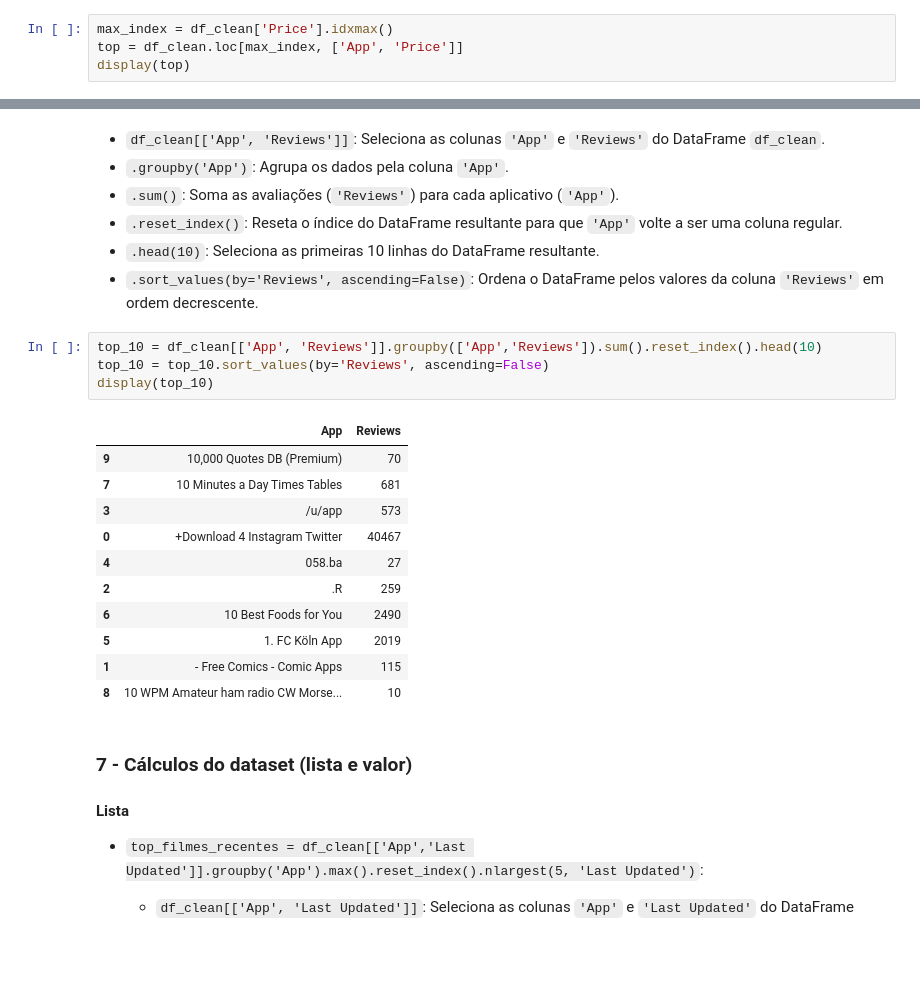
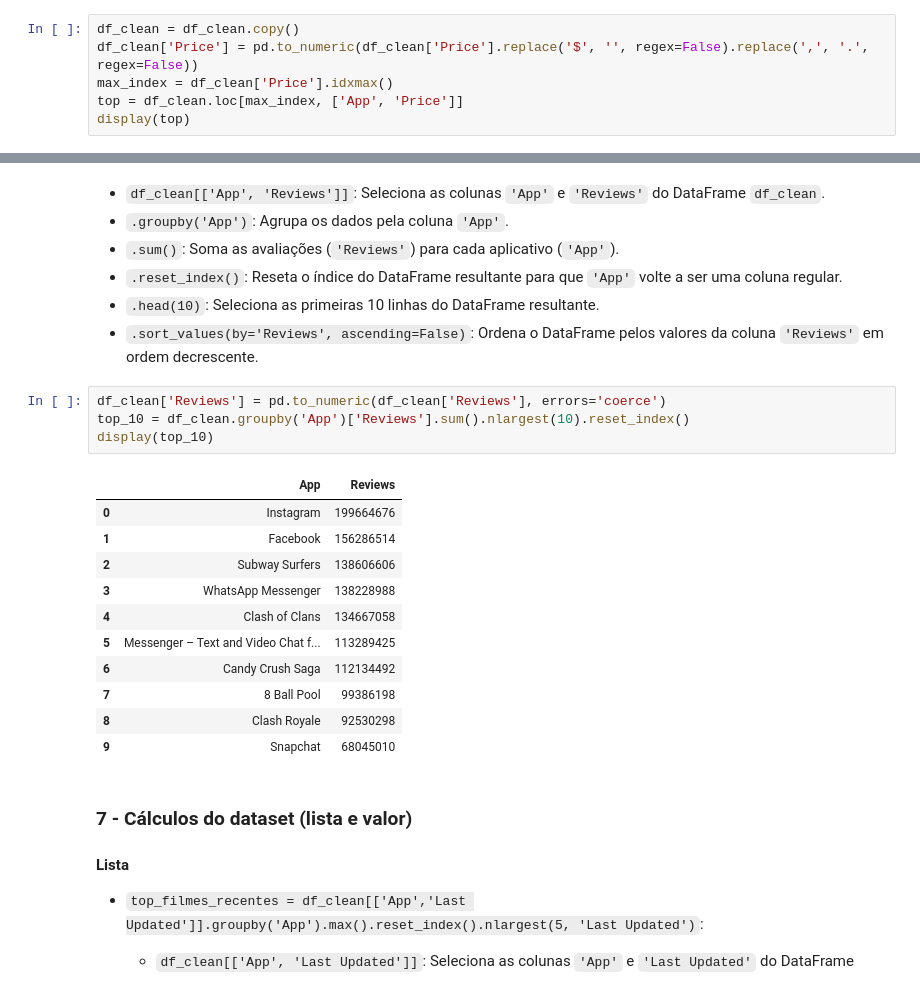
Before and after one commit to marialaceo/Estagio_Compasso, a Jupyter notebook: Sprint_03/Desafio/arquivo.ipynb, the cells around one changed output, grey strips where cells are left out. Cells and saved outputs as stored; diff of their text form; blank space fills up the shorter version.

````diff
--- a/Sprint_03/Desafio/arquivo.ipynb
+++ b/Sprint_03/Desafio/arquivo.ipynb
@@ -128,6 +127,8 @@ plt.show(figura)
 
 * ```display(top)```: Esta linha exibe o resultado armazenado na variável top.
 # %%
+df_clean = df_clean.copy()
+df_clean['Price'] = pd.to_numeric(df_clean['Price'].replace('$', '', regex=False).replace(',', '.', regex=False))
 max_index = df_clean['Price'].idxmax()
 top = df_clean.loc[max_index, ['App', 'Price']]
 display(top)
@@ -161,21 +162,21 @@ display(classificacao)
 * ```.head(10)```: Seleciona as primeiras 10 linhas do DataFrame resultante.
 * ```.sort_values(by='Reviews', ascending=False)```: Ordena o DataFrame pelos valores da coluna ```'Reviews'``` em ordem decrescente.
 # %%
-top_10 = df_clean[['App', 'Reviews']].groupby(['App','Reviews']).sum().reset_index().head(10)
-top_10 = top_10.sort_values(by='Reviews', ascending=False)
+df_clean['Reviews'] = pd.to_numeric(df_clean['Reviews'], errors='coerce')
+top_10 = df_clean.groupby('App')['Reviews'].sum().nlargest(10).reset_index()
 display(top_10)
 # %% [output]
 |  | App | Reviews |
-| 9 | 10,000 Quotes DB (Premium) | 70 |
-| 7 | 10 Minutes a Day Times Tables | 681 |
-| 3 | /u/app | 573 |
-| 0 | +Download 4 Instagram Twitter | 40467 |
-| 4 | 058.ba | 27 |
-| 2 | .R | 259 |
-| 6 | 10 Best Foods for You | 2490 |
-| 5 | 1. FC Köln App | 2019 |
-| 1 | - Free Comics - Comic Apps | 115 |
-| 8 | 10 WPM Amateur ham radio CW Morse... | 10 |
+| 0 | Instagram | 199664676 |
+| 1 | Facebook | 156286514 |
+| 2 | Subway Surfers | 138606606 |
+| 3 | WhatsApp Messenger | 138228988 |
+| 4 | Clash of Clans | 134667058 |
+| 5 | Messenger – Text and Video Chat f... | 113289425 |
+| 6 | Candy Crush Saga | 112134492 |
+| 7 | 8 Ball Pool | 99386198 |
+| 8 | Clash Royale | 92530298 |
+| 9 | Snapchat | 68045010 |
 # %% [markdown]
 ### 7 - Cálculos do dataset (lista e valor)
 
````
Also changed, not shown: parts of 3 cells of this notebook.
